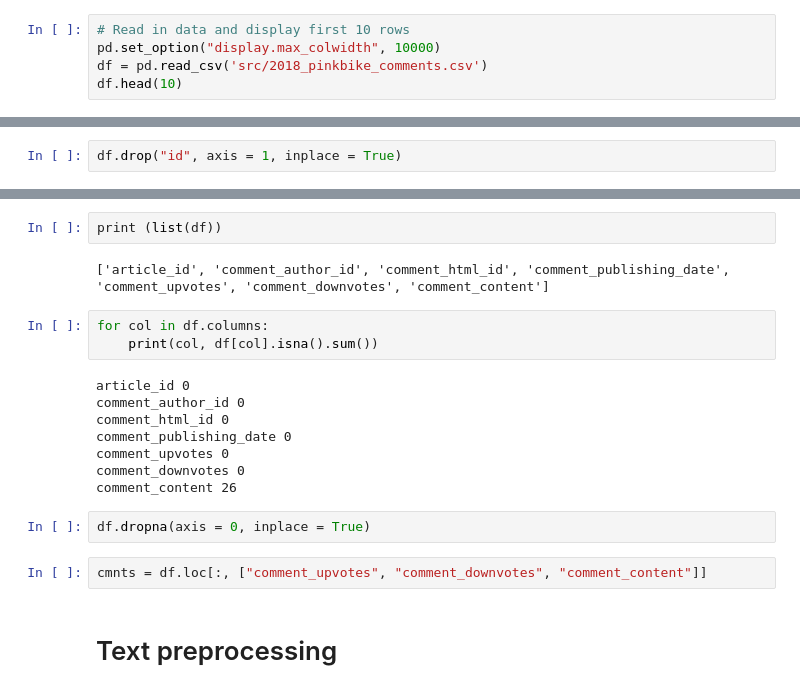
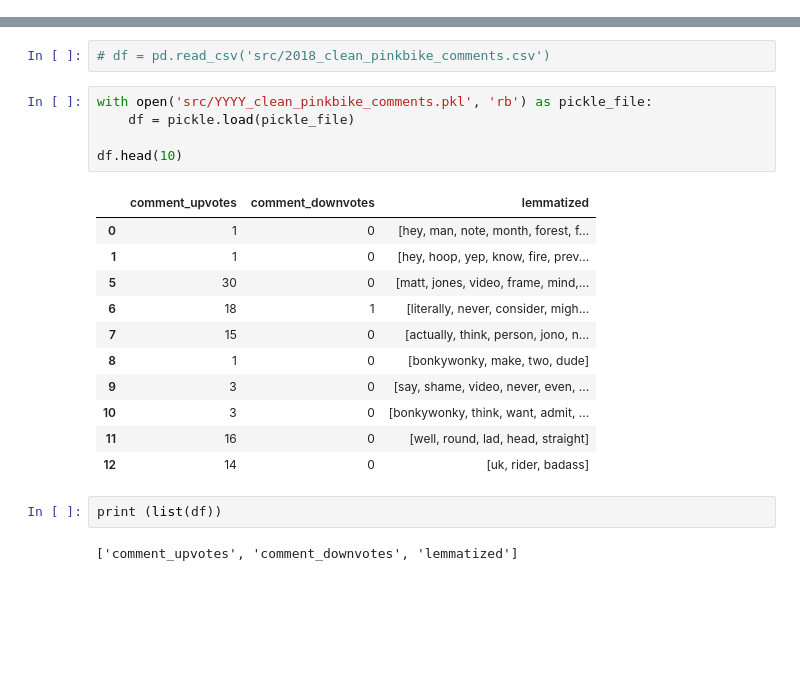
Before and after one commit to sandromatter/WS-ACA, a Jupyter notebook: pinkbike_analysis/pinkbike_analysis.ipynb, the cells around one changed output, grey strips where cells are left out. Saved outputs shown, nothing was run; the diff lists cells and outputs as text; blank space fills up the shorter version.

```diff
--- a/pinkbike_analysis/pinkbike_analysis.ipynb
+++ b/pinkbike_analysis/pinkbike_analysis.ipynb
@@ -17,5 +4,0 @@ from nltk.stem import WordNetLemmatizer
-# %%
-# Read in data and display first 10 rows
-pd.set_option("display.max_colwidth", 10000)
-df = pd.read_csv('src/2018_pinkbike_comments.csv')
-df.head(10)
@@ -34,2 +4,0 @@ df.head(10)
-# %%
-df.drop("id", axis = 1, inplace = True)
@@ -36,21 +28,23 @@ df.drop("id", axis = 1, inplace = True)
+# %%
+# df = pd.read_csv('src/2018_clean_pinkbike_comments.csv')
+# %%
+with open('src/YYYY_clean_pinkbike_comments.pkl', 'rb') as pickle_file:
+    df = pickle.load(pickle_file)
+
+df.head(10)
+# %% [output]
+|  | comment_upvotes | comment_downvotes | lemmatized |
+| 0 | 1 | 0 | [hey, man, note, month, forest, f... |
+| 1 | 1 | 0 | [hey, hoop, yep, know, fire, prev... |
+| 5 | 30 | 0 | [matt, jones, video, frame, mind,... |
+| 6 | 18 | 1 | [literally, never, consider, migh... |
+| 7 | 15 | 0 | [actually, think, person, jono, n... |
+| 8 | 1 | 0 | [bonkywonky, make, two, dude] |
+| 9 | 3 | 0 | [say, shame, video, never, even, ... |
+| 10 | 3 | 0 | [bonkywonky, think, want, admit, ... |
+| 11 | 16 | 0 | [well, round, lad, head, straight] |
+| 12 | 14 | 0 | [uk, rider, badass] |
 # %%
 print (list(df))
 # %% [output]
-['article_id', 'comment_author_id', 'comment_html_id', 'comment_publishing_date', 'comment_upvotes', 'comment_downvotes', 'comment_content']
+['comment_upvotes', 'comment_downvotes', 'lemmatized']
-# %%
-for col in df.columns:
-    print(col, df[col].isna().sum())
-# %% [output]
-article_id 0
-comment_author_id 0
-comment_html_id 0
-comment_publishing_date 0
-comment_upvotes 0
-comment_downvotes 0
-comment_content 26
-# %%
-df.dropna(axis = 0, inplace = True)
-# %%
-cmnts = df.loc[:, ["comment_upvotes", "comment_downvotes", "comment_content"]]
-# %% [markdown]
-# Text preprocessing
```
Also changed, not shown: parts of 42 cells of this notebook, 12 other files.
